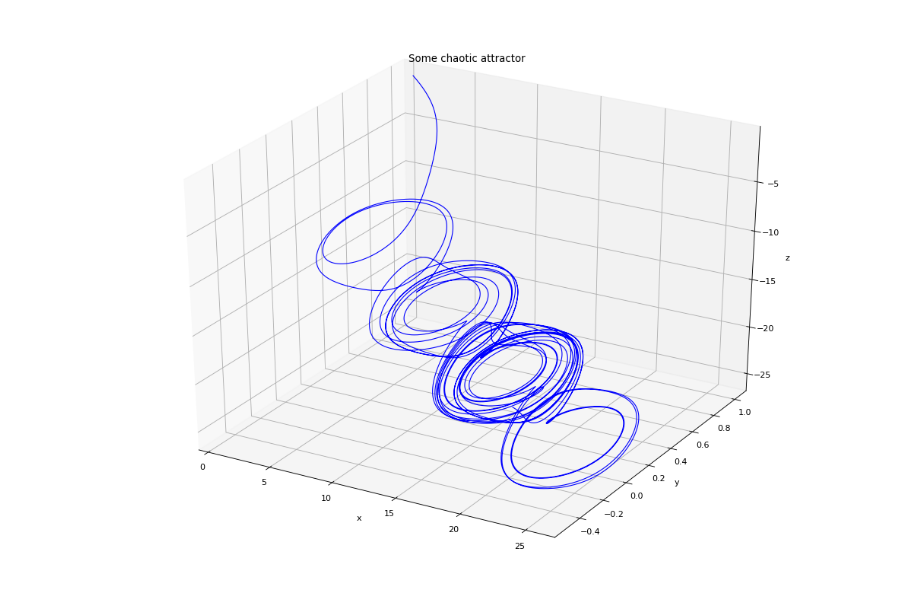
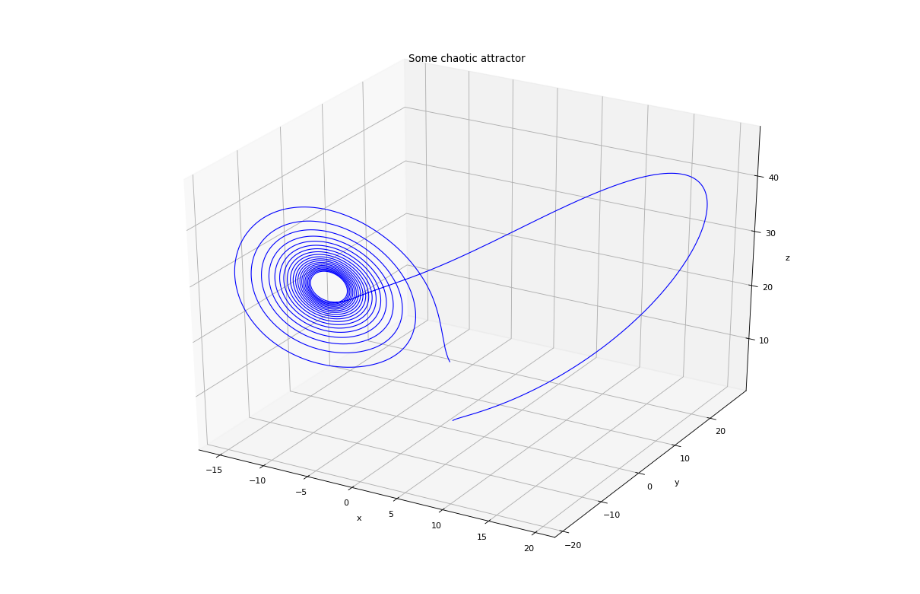
Before and after one commit to billzorn/titanic, a Jupyter notebook: notebooks/Lorenz attractor (Runge-Kutta method).ipynb, the cells around one changed output. Drawn from its saved outputs; the diff is of its cells as text; code cells hidden in the pictures.

```diff
--- a/notebooks/Lorenz attractor (Runge-Kutta method).ipynb
+++ b/notebooks/Lorenz attractor (Runge-Kutta method).ipynb
@@ -225,7 +354,7 @@ class RKplot3D(object):
         except Exception as e:
             raise
 # %%
-obj = RKplot3D(dt=.001, step=100000, pp=False)
-obj.exec(eqn=tang_chua, ic=tang_chua_ic)
+obj = RKplot3D(dt=.0002, step=68500, pp=False)
+obj.run(eqn=lorenz, ic=lorenz_ic, method=rk4)
 # %% [output]
-[figure, old version]
+[figure, new version]
```
Also changed, not shown: parts of 1 cell of this notebook.
